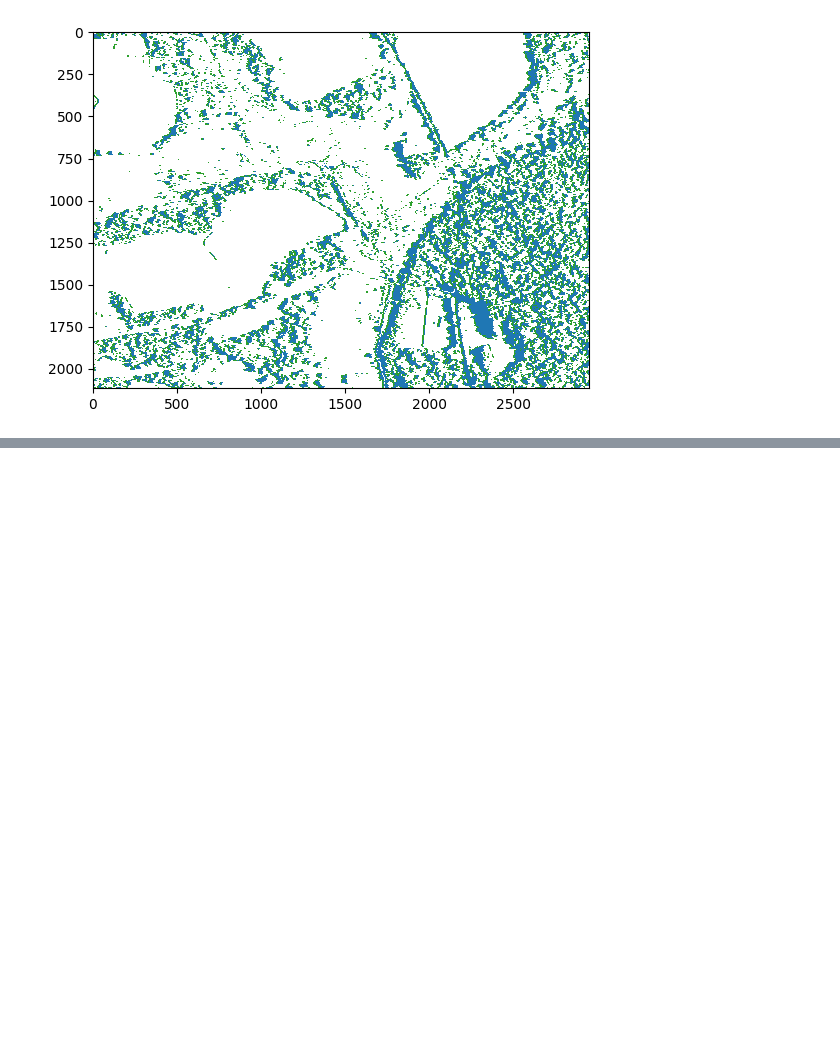
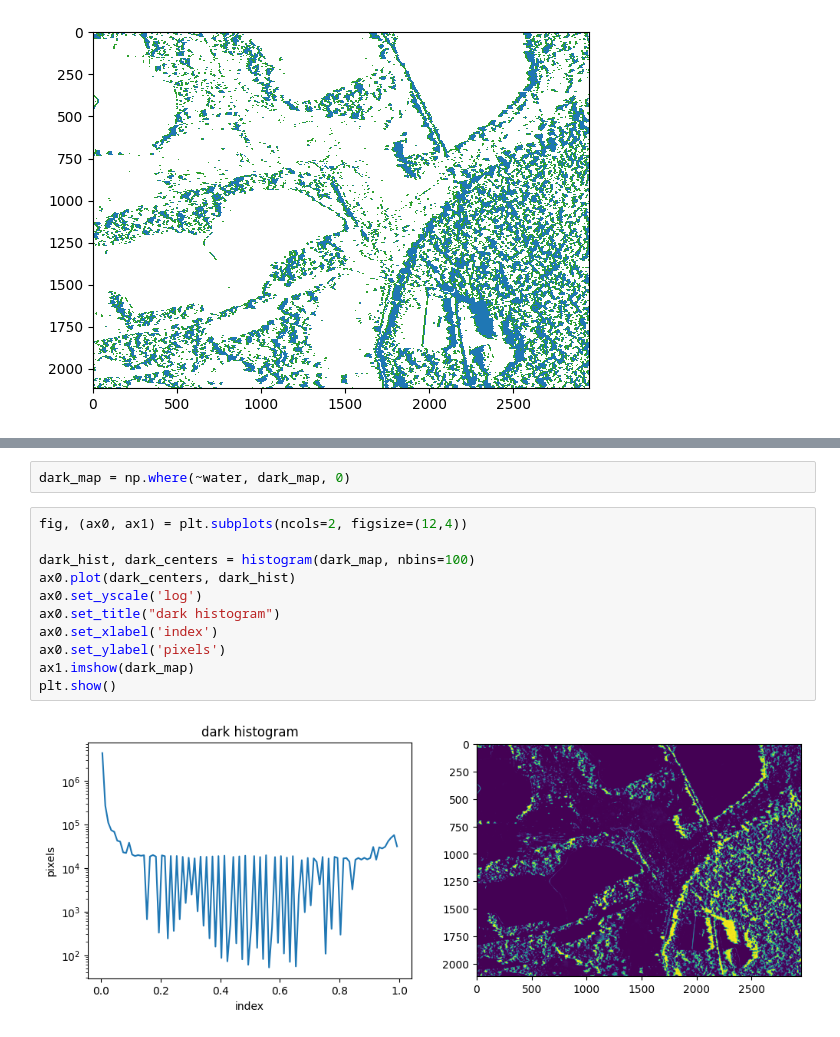
Before and after one commit to mrahnis/nb-vegetation, a Jupyter notebook: Step-02-Veggie-Shadows.ipynb, the cells around one changed output, grey strips where cells are left out. Drawn from its saved outputs; the diff is of its cells as text; blank space fills up the shorter version.

```diff
--- a/Step-02-Veggie-Shadows.ipynb
+++ b/Step-02-Veggie-Shadows.ipynb
@@ -108,0 +202,15 @@ plt.show()
+# %%
+dark_map = np.where(~water, dark_map, 0)
+# %%
+fig, (ax0, ax1) = plt.subplots(ncols=2, figsize=(12,4))
+
+dark_hist, dark_centers = histogram(dark_map, nbins=100)
+ax0.plot(dark_centers, dark_hist)
+ax0.set_yscale('log')
+ax0.set_title("dark histogram")
+ax0.set_xlabel('index')
+ax0.set_ylabel('pixels')
+ax1.imshow(dark_map)
+plt.show()
+# %% [output]
+[figure, added]
```
Also changed, not shown: parts of 15 cells of this notebook, 1 other file.
